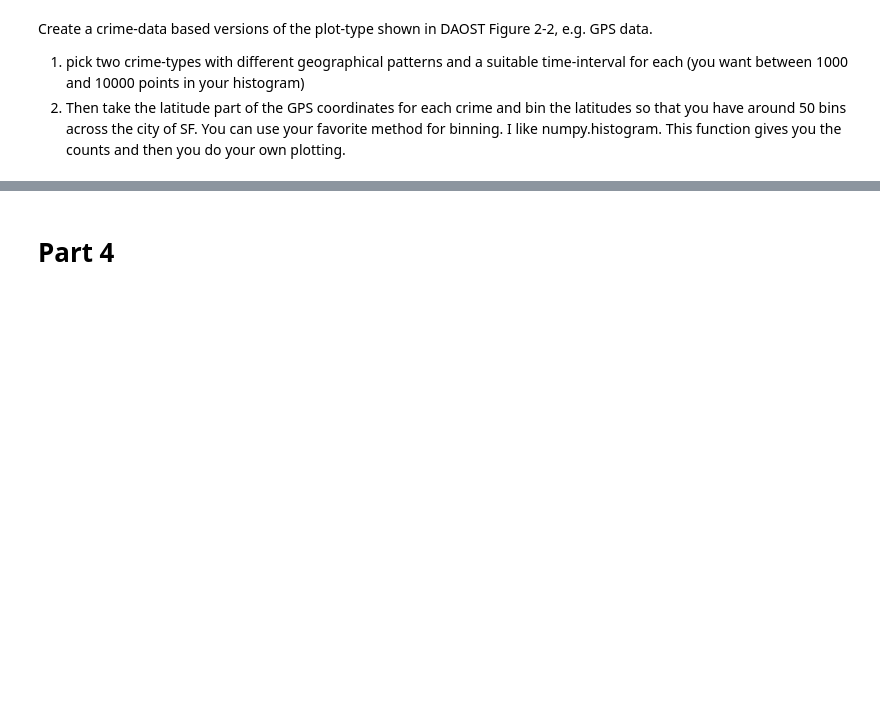
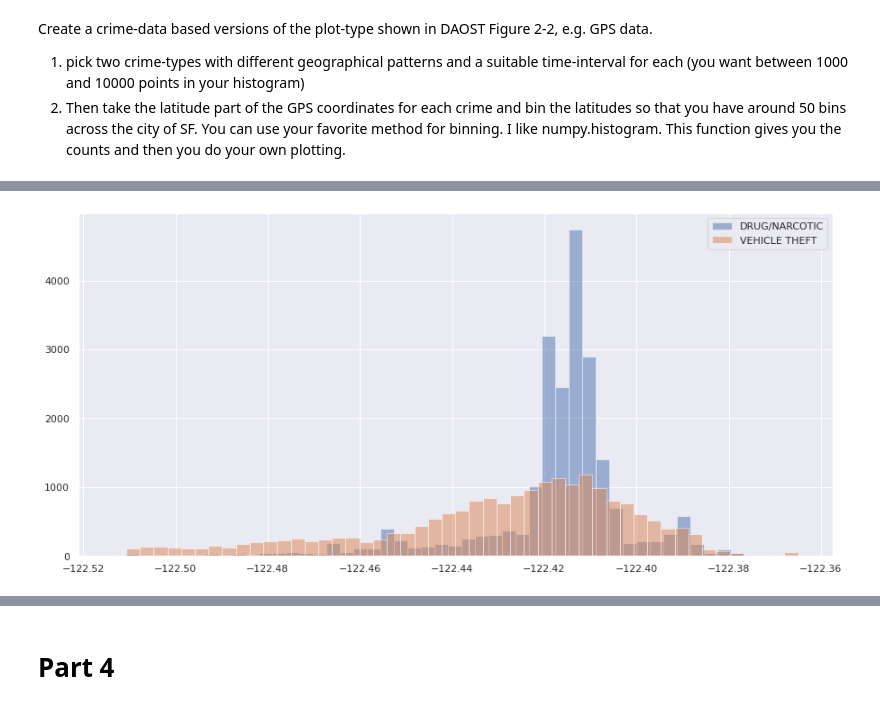
Before and after one commit to evangstav/SocialDataAnalysis2021, a Jupyter notebook: Assignment_1.ipynb, the cells around one changed output, grey strips where cells are left out. Cells and saved outputs as stored; diff of their text form; code cells hidden in the pictures; blank space fills up the shorter version.

Commit message:
Added histograms and kde Part 3

```diff
--- a/Assignment_1.ipynb
+++ b/Assignment_1.ipynb
@@ -162,3 +162,12 @@ plt.show()
 Create a crime-data based versions of the plot-type shown in DAOST Figure 2-2, e.g. GPS data.
 1. pick two crime-types with different geographical patterns and a suitable time-interval for each (you want between 1000 and 10000 points in your histogram)
 2. Then take the latitude part of the GPS coordinates for each crime and bin the latitudes so that you have around 50 bins across the city of SF. You can use your favorite method for binning. I like numpy.histogram. This function gives you the counts and then you do your own plotting.
+# %%
+# get latitude
+def get_latitude(x: str) -> float:
+    return float(x.split(" ")[1].replace("(", ""))
+
+
+lat = df.location.apply(get_latitude)
+
+df["LAT"] = lat
@@ -164,0 +192,16 @@ Create a crime-data based versions of the plot-type shown in DAOST Figure 2-2, e
+# %%
+category_1 = "DRUG/NARCOTIC"
+category_2 = "VEHICLE THEFT"
+catogories = {category_1, category_2}
+months = {1,2}
+df_lat = df[(df.Category.isin(categories) & df.Month.isin(months))]
+# filter out outliers with LAT > -121
+df_lat = df_lat[df_lat.LAT < -121]
+# %%
+plt.figure(figsize=(15,7))
+plt.hist(df_lat[df_lat.Category==category_1].LAT, bins=50, alpha=0.5, label=category_1)
+plt.hist(df_lat[df_lat.Category==category_2].LAT, bins=50, alpha=0.5, label=category_2)
+plt.legend()
+plt.show()
+# %% [output]
+[figure, added]
```
Also changed, not shown: parts of 3 cells of this notebook.
